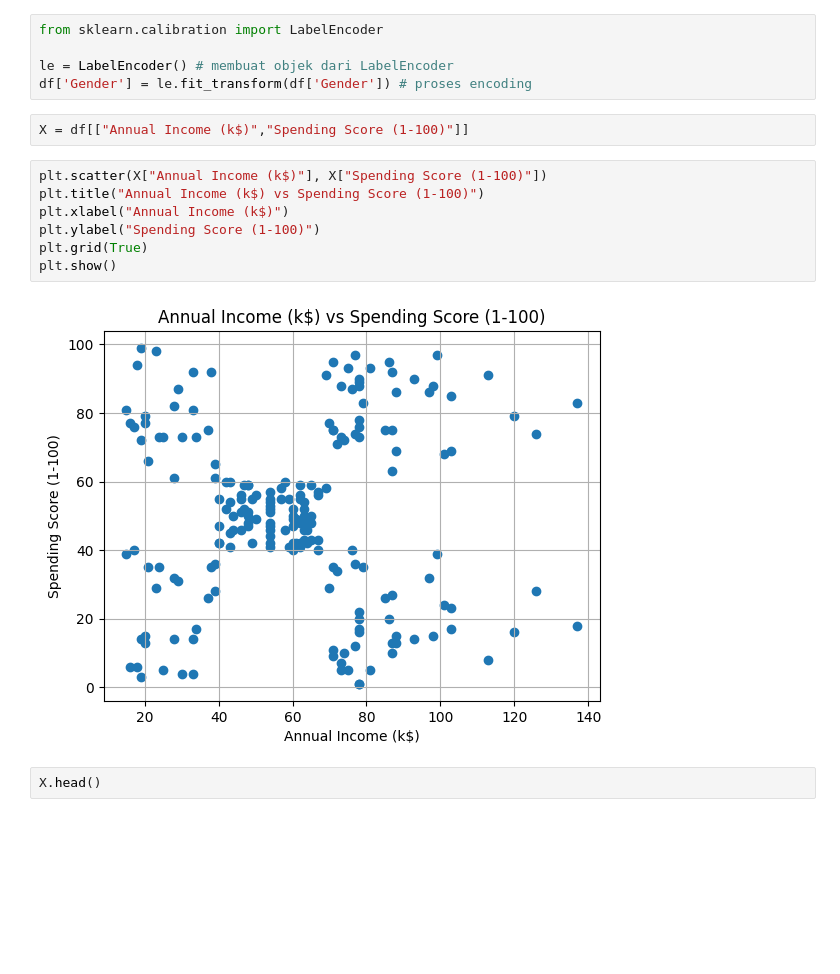
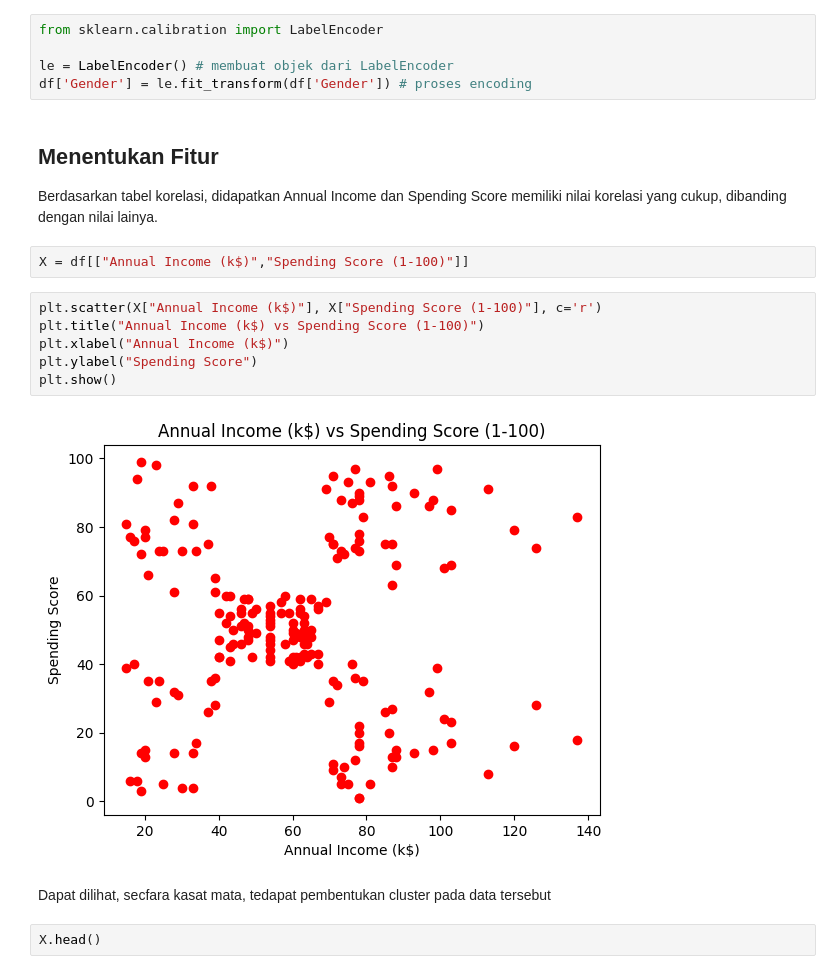
Before and after one commit to indmind/2141720003-machine-learning-2023, a Jupyter notebook: week7/tugas.ipynb, the cells around one changed output. Drawn from its saved outputs; the diff is of its cells as text; blank space fills up the shorter version.

```diff
--- a/week7/tugas.ipynb
+++ b/week7/tugas.ipynb
@@ -38,17 +47,22 @@ from sklearn.calibration import LabelEncoder
 
 le = LabelEncoder() # membuat objek dari LabelEncoder
 df['Gender'] = le.fit_transform(df['Gender']) # proses encoding
+# %% [markdown]
+## Menentukan Fitur
+
+Berdasarkan tabel korelasi, didapatkan Annual Income dan Spending Score memiliki nilai korelasi yang cukup, dibanding dengan nilai lainya.
 # %%
 X = df[["Annual Income (k$)","Spending Score (1-100)"]]
 # %%
-plt.scatter(X["Annual Income (k$)"], X["Spending Score (1-100)"])
+plt.scatter(X["Annual Income (k$)"], X["Spending Score (1-100)"], c='r')
 plt.title("Annual Income (k$) vs Spending Score (1-100)")
 plt.xlabel("Annual Income (k$)")
-plt.ylabel("Spending Score (1-100)")
-plt.grid(True)
+plt.ylabel("Spending Score")
 plt.show()
 # %% [output]
-[figure, old version]
+[figure, new version]
+# %% [markdown]
+Dapat dilihat, secfara kasat mata, tedapat pembentukan cluster pada data tersebut
 # %%
 X.head()
 # %% [output]
```
Also changed, not shown: parts of 16 cells of this notebook.
